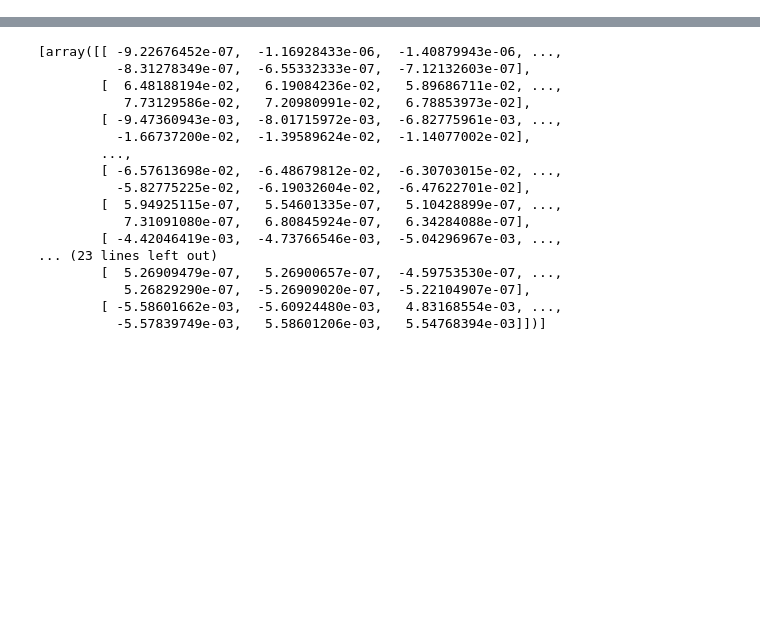
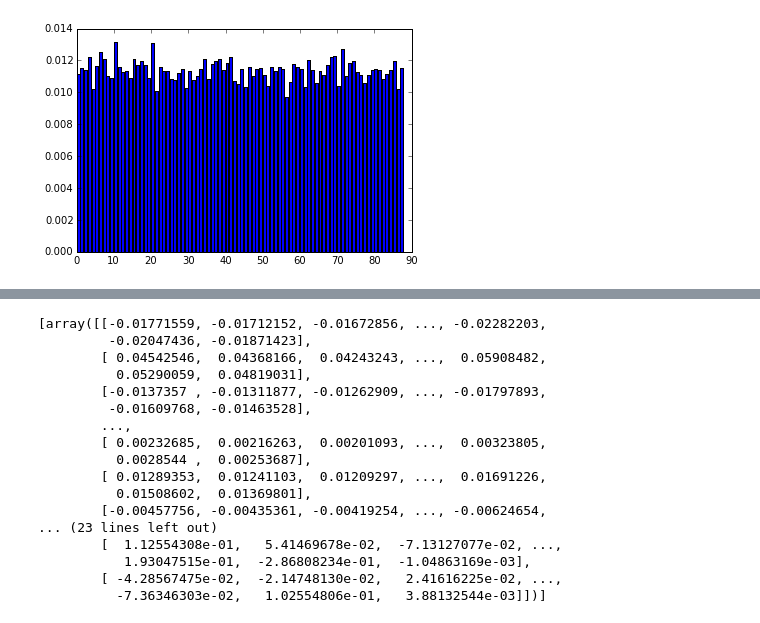
Before and after one commit to jbarrow/capstone, a Jupyter notebook: notebooks/Training_Notebook.ipynb, the cells around one changed output, grey strips where cells are left out. Drawn from its saved outputs; the diff is of its cells as text; code cells hidden in the pictures; blank space fills up the shorter version.

```diff
--- a/notebooks/Training_Notebook.ipynb
+++ b/notebooks/Training_Notebook.ipynb
@@ -144,10 +197,12 @@ RNNNumpy.calculate_loss = calculate_loss
 # %%
 # Limit to 100 examples to save time
 midi_dim = 88
-X = audio.X[40:60]
-Y = audio.Y[40:60]
+start = 20
+end = 21
+X_sample = X[start:end]
+Y_sample = Y[start:end]
 print "Expected Loss for random predictions: %f" % np.log(midi_dim)
-print "Actual loss: %f" % model.calculate_loss(X, Y)
+print "Actual loss: %f" % model.calculate_loss(X_sample, Y_sample)
 # print "Actual loss: %f" % model.calculate_total_loss(X, Y)
 # %% [output]
 Expected Loss for random predictions: 4.477337
@@ -154,0 +209 @@ Actual loss: 0.162888
+[figure, added]
@@ -184,27 +240,27 @@ def bptt(self, x, y):
 RNNNumpy.bptt = bptt
 # %%
 midi_dim = 88
-X = audio.X[40:60]
-Y = audio.Y[40:60]
-model.bptt(X, Y)
+X_sample = X[40:60]
+Y_sample = Y[40:60]
+model.bptt(X_sample, Y_sample)
 # %% [output]
-[array([[ -9.22676452e-07,  -1.16928433e-06,  -1.40879943e-06, ...,
-          -8.31278349e-07,  -6.55332333e-07,  -7.12132603e-07],
-        [  6.48188194e-02,   6.19084236e-02,   5.89686711e-02, ...,
-           7.73129586e-02,   7.20980991e-02,   6.78853973e-02],
-        [ -9.47360943e-03,  -8.01715972e-03,  -6.82775961e-03, ...,
-          -1.66737200e-02,  -1.39589624e-02,  -1.14077002e-02],
+[array([[-0.01771559, -0.01712152, -0.01672856, ..., -0.02282203,
+         -0.02047436, -0.01871423],
+        [ 0.04542546,  0.04368166,  0.04243243, ...,  0.05908482,
+          0.05290059,  0.04819031],
+        [-0.0137357 , -0.01311877, -0.01262909, ..., -0.01797893,
+         -0.01609768, -0.01463528],
         ...,
-        [ -6.57613698e-02,  -6.48679812e-02,  -6.30703015e-02, ...,
-          -5.82775225e-02,  -6.19032604e-02,  -6.47622701e-02],
-        [  5.94925115e-07,   5.54601335e-07,   5.10428899e-07, ...,
-           7.31091080e-07,   6.80845924e-07,   6.34284088e-07],
-        [ -4.42046419e-03,  -4.73766546e-03,  -5.04296967e-03, ...,
+        [ 0.00232685,  0.00216263,  0.00201093, ...,  0.00323805,
+          0.0028544 ,  0.00253687],
+        [ 0.01289353,  0.01241103,  0.01209297, ...,  0.01691226,
+          0.01508602,  0.01369801],
+        [-0.00457756, -0.00435361, -0.00419254, ..., -0.00624654,
 ... (23 lines left out)
-        [  5.26909479e-07,   5.26900657e-07,  -4.59753530e-07, ...,
-           5.26829290e-07,  -5.26909020e-07,  -5.22104907e-07],
-        [ -5.58601662e-03,  -5.60924480e-03,   4.83168554e-03, ...,
-          -5.57839749e-03,   5.58601206e-03,   5.54768394e-03]])]
+        [  1.12554308e-01,   5.41469678e-02,  -7.13127077e-02, ...,
+           1.93047515e-01,  -2.86808234e-01,  -1.04863169e-03],
+        [ -4.28567475e-02,  -2.14748130e-02,   2.41616225e-02, ...,
+          -7.36346303e-02,   1.02554806e-01,   3.88132544e-03]])]
 # %%
 def gradient_check(self, x, y, h=0.001, error_threshold=0.01):
     # Calculate the gradients using backpropagation. We want to checker if these are correct.
```
Also changed, not shown: parts of 11 cells of this notebook.
